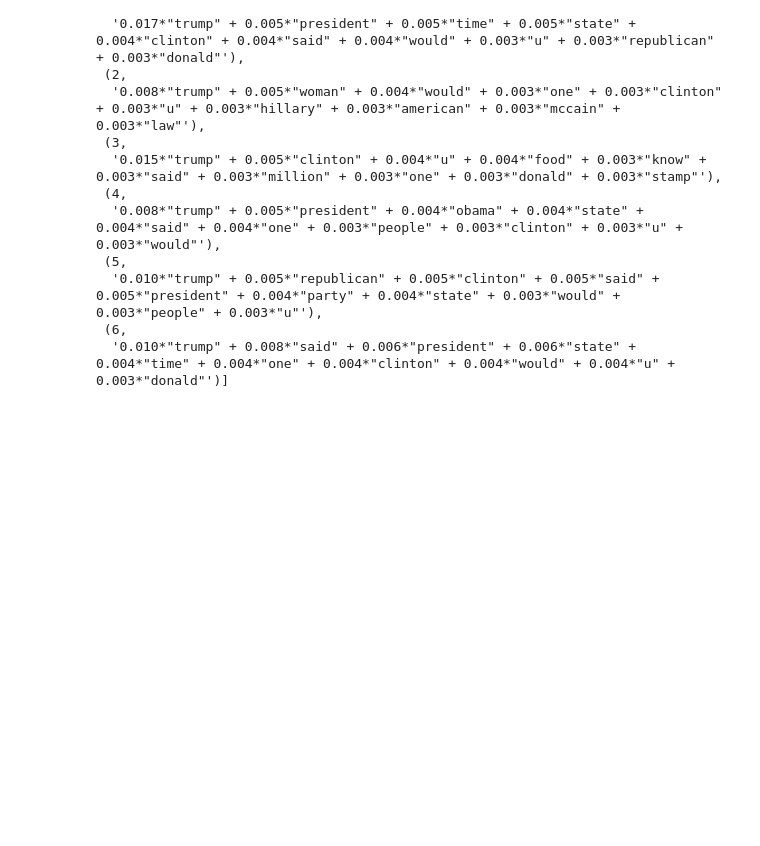
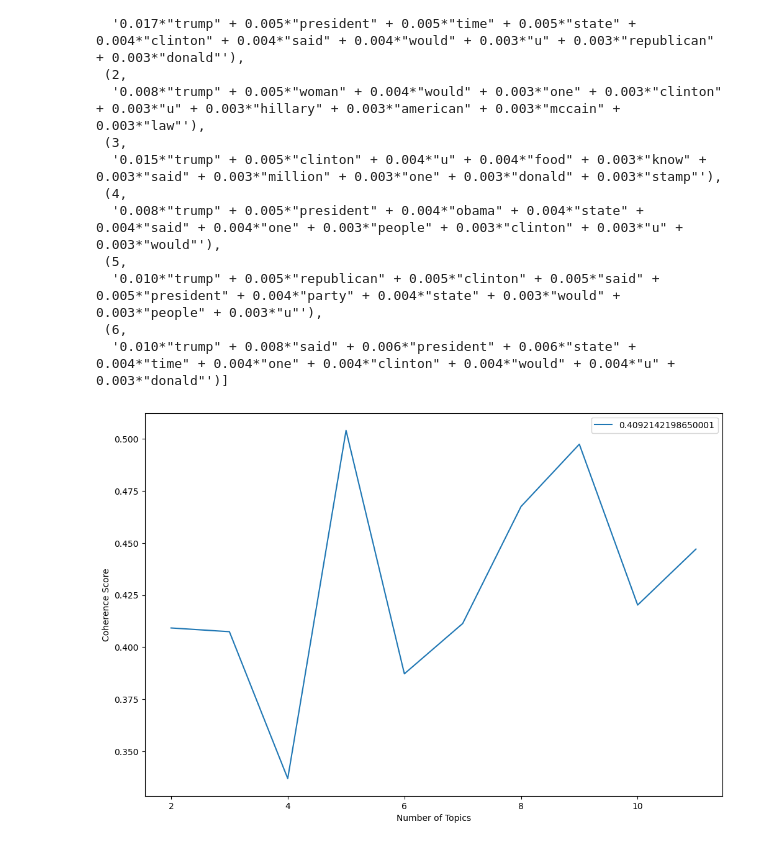
Before and after one commit to harshitrana672/fake_news_classifier, a Jupyter notebook: fake_news.ipynb, the cells around one changed output. Cells and saved outputs as stored; diff of their text form; code cells hidden in the pictures; blank space fills up the shorter version.

Commit message:
commiting classification model analysis

```diff
--- a/fake_news.ipynb
+++ b/fake_news.ipynb
@@ -460,3 +460,30 @@ lda_model.print_topics(num_topics= num_topics_lda, num_words=10)  # Print the to
   '0.010*"trump" + 0.005*"republican" + 0.005*"clinton" + 0.005*"said" + 0.005*"president" + 0.004*"party" + 0.004*"state" + 0.003*"would" + 0.003*"people" + 0.003*"u"'),
  (6,
   '0.010*"trump" + 0.008*"said" + 0.006*"president" + 0.006*"state" + 0.004*"time" + 0.004*"one" + 0.004*"clinton" + 0.004*"would" + 0.004*"u" + 0.003*"donald"')]
+# %%
+def tfidf_corpus(doc_tem_matrix):
+    tfidf = TfidfModel(corpus=doc_tem_matrix, normalize=True)  # Create a TF-IDF model from the document-term matrix
+    corpus_tfidf = tfidf[doc_tem_matrix]  # Transform the document-term matrix into TF-IDF representation
+    return corpus_tfidf  # Return the TF-IDF corpus
+# %%
+def get_coherence_scores(corpus,dictionary, text, min_topics, max_topics):
+    coherence_values = []  # Initialize an empty list to store coherence values
+    model_list = []  # Initialize an empty list to store LDA models
+
+    for num_topics_i in range(min_topics, max_topics+1):  # Iterate over a range of topic numbers
+        model = LsiModel(corpus=corpus, id2word=dictionary, num_topics=num_topics_i)  # Create an LDA model with the current number of topics
+        model_list.append(model)  # Append the created model to the list of models
+        coherence_model = CoherenceModel(model=model, texts=text, dictionary=dictionary, coherence='c_v')  # Create a coherence model to evaluate the LDA model
+        coherence_values.append(coherence_model.get_coherence())  # Append the coherence score to the list
+
+    plt.plot(range(min_topics, max_topics+1), coherence_values)  # Plot the coherence values against the number of topics
+    plt.xlabel("Number of Topics")  # Label the x-axis
+    plt.ylabel("Coherence Score")  # Label the y-axis
+    plt.legend((coherence_values), loc='best')  # Add a legend to the plot
+    plt.show()  # Display the plot
+# %%
+corpus_tfidf_fake = tfidf_corpus(doc_term_fake)  # Generate the TF-IDF corpus for fake news articles
+# %%
+get_coherence_scores(corpus_tfidf_fake, dictionary_fake, fake_news_text, 2, 11)  # Get and plot coherence scores for the TF-IDF corpus
+# %% [output]
+[figure, added]
```
Also changed, not shown: parts of 2 cells of this notebook.
